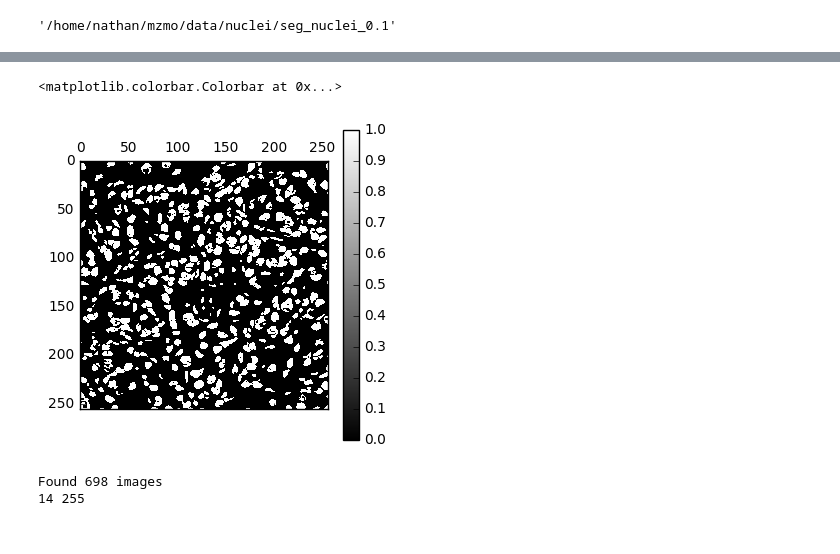
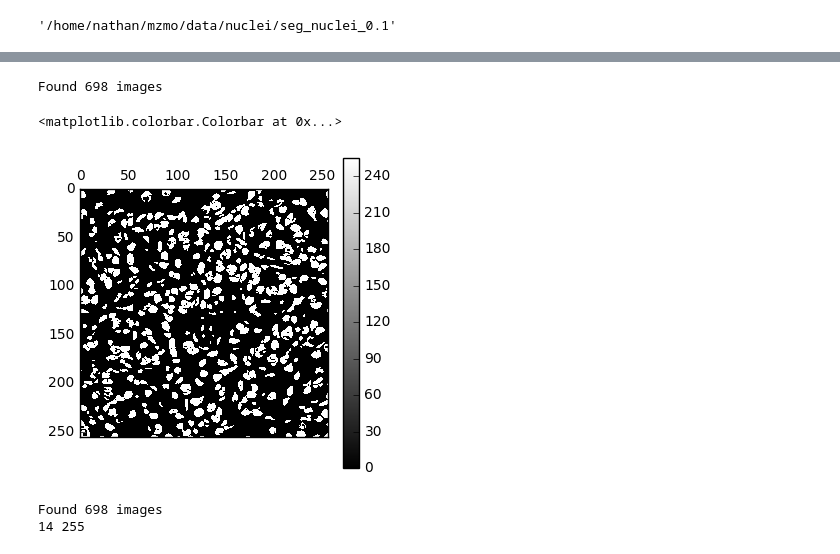
Before and after one commit to nathanin/caffe-segnet-crf, a Jupyter notebook: notebooks/scratch.ipynb, the cells around one changed output, grey strips where cells are left out. Cells and saved outputs as stored; diff of their text form; code cells hidden in the pictures.

```diff
--- a/notebooks/scratch.ipynb
+++ b/notebooks/scratch.ipynb
@@ -130,18 +174,19 @@ IndexError: too many indices for array
 # %%
 labellist = sorted(glob.glob(
     os.path.join('/home/nathan/mzmo/data/nuclei/seg_nuclei_0.1/mask', '*.png')
 ))
 print 'Found {} images'.format(len(labellist))
 
 # sample_label = np.random.sample(labellist)
 sample_label = labellist[0]
 label_img = cv2.imread(sample_label, cv2.CV_LOAD_IMAGE_GRAYSCALE)
 
-plt.matshow(label_img > 0, cmap='gray')
+plt.matshow(label_img, cmap='gray')
 plt.colorbar()
 # %% [output]
-<matplotlib.colorbar.Colorbar at 0x...>
+Found 698 images
+<matplotlib.colorbar.Colorbar at 0x...>
-[figure, old version]
+[figure, new version]
 # %%
 imlist = sorted(glob.glob(
     os.path.join('/home/nathan/mzmo/data/nuclei/seg_nuclei_0.1/feature', '*.jpg')
```
Also changed, not shown: parts of 7 cells of this notebook, 3 other files.
